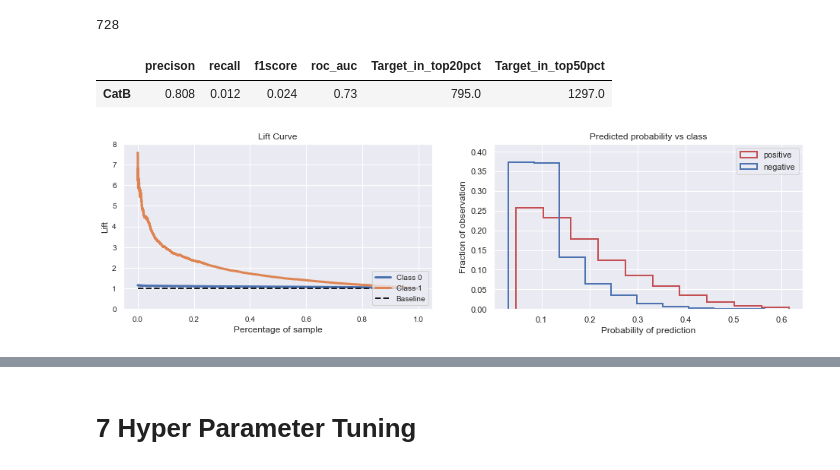
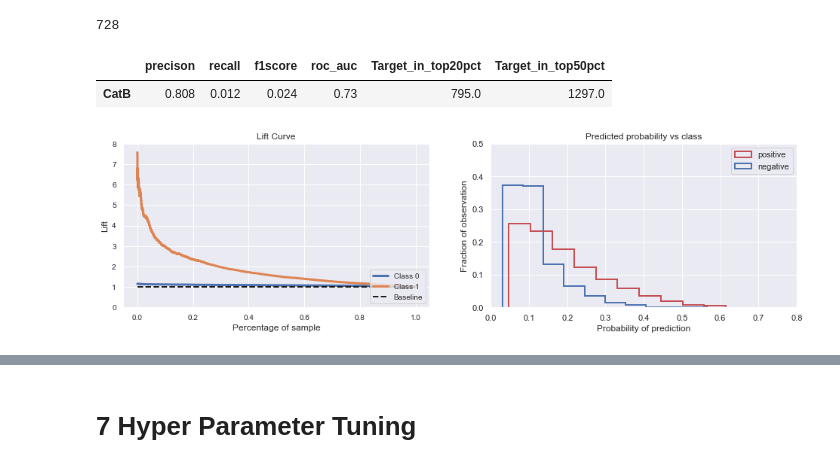
Before and after one commit to yoyo6022/Detecting_Potential_Candidate_Springboard_Capstone2, a Jupyter notebook: notebooks/Detecting Potential Candidate_Part3_Model CatBoost.ipynb, the cells around one changed output, grey strips where cells are left out. Cells and saved outputs as stored; diff of their text form; code cells hidden in the pictures.

```diff
--- a/notebooks/Detecting Potential Candidate_Part3_Model CatBoost.ipynb
+++ b/notebooks/Detecting Potential Candidate_Part3_Model CatBoost.ipynb
@@ -182,10 +182,10 @@ def liftcurve_probahisto_score(trainmethod, model, model_name, n, Xtest, ytest,
 
     return round(dataframe, 3)
 # %%
-liftcurve_probahisto_score(trainmodel_cv, CatBoostClassifier(), 'CatB', 5, X_train, y_train, 8, 0.42)
+liftcurve_probahisto_score(trainmodel_cv, CatBoostClassifier(), 'CatB', 5, X_train, y_train, 8, 0.5, 0.8)
 # %% [output]
 |  | precison | recall | f1score | roc_auc | Target_in_top20pct | Target_in_top50pct |
 | CatB | 0.808 | 0.012 | 0.024 | 0.73 | 795.0 | 1297.0 |
-[figure, old version]
+[figure, new version]
 # %%
 liftcurve_probahisto_score(trainmodel_cv, CatBoostClassifier(), 'CatB', 5, X_test, y_test, 8, 0.5, 0.8)
```
Also changed, not shown: parts of 8 cells of this notebook.
